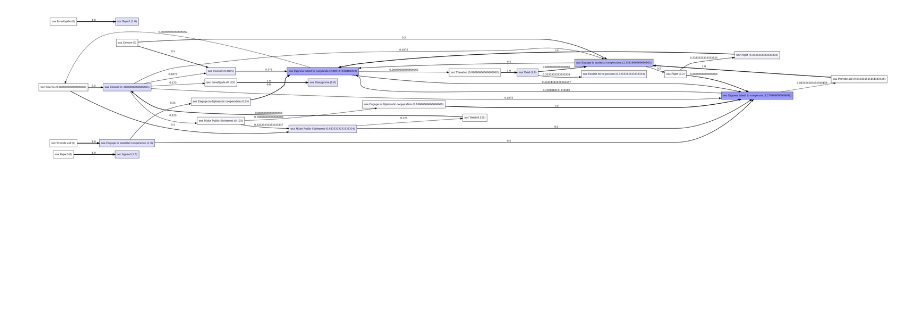
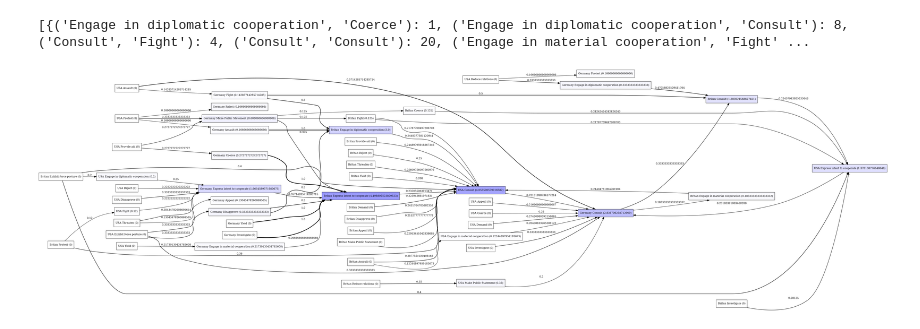
Before and after one commit to sashamorecode/Geopolitics-Process-Mining, a Jupyter notebook: ProcMingNotebookTest.ipynb, the cells around one changed output. Cells and saved outputs as stored; diff of their text form; code cells hidden in the pictures; blank space fills up the shorter version.

Commit message:
Added example for event slicing

```diff
--- a/ProcMingNotebookTest.ipynb
+++ b/ProcMingNotebookTest.ipynb
@@ -29,9 +29,17 @@ def code2text_Pheonix(event_log):
     event_log['root_code_text'] = event_log['root_code'].apply(translate)
     return event_log
 
-def preprocess(event_log, key="empty", remove_activity_keys=[], start_date="1780-01-01", end_date="1780-01-01"):
+
+def extract_time_range(event_log, start_date, end_date):
     start_date += " 00:00:00"
     end_date += " 00:00:00"
+    start_date = pandas.to_datetime(start_date, utc=True)
+    end_date = pandas.to_datetime(end_date, utc=True)
+    event_log["story_date"] = pandas.to_datetime(event_log["story_date"] , utc=True)
+    event_log = event_log[(event_log.story_date >= start_date) & (event_log.story_date <= end_date)]
+    return event_log
+
+def preprocess(event_log, key="empty", remove_activity_keys=[], start_date="1780-01-01", end_date="1780-01-01"):
     #end_date = pandas.to_datetime(end_date, utc=True)
 
     #remove activities
@@ -51,19 +59,20 @@ def preprocess(event_log, key="empty", remove_activity_keys=[], start_date="1780
 
 
     #event_log = event_log[event_log.source == "DDR"]
+    #order by date
+    event_log = event_log.sort_values(by=['story_date'])
     #decode codes
+
     event_log = code2text_Pheonix(event_log)
+    if start_date != end_date:
+        event_log = extract_time_range(event_log, start_date, end_date)
+    #format to pm4py
 
-    #format to pm4py
     event_log = pm4py.format_dataframe(event_log, case_id='conflict_id', activity_key='root_code_text', timestamp_key='story_date')
-    #select date range if needed
-    if start_date != end_date:
-        event_log = pm4py.filter_time_range(event_log, start_date, end_date)
 
-    start_activities = pm4py.get_start_activities(event_log)
-    end_activities = pm4py.get_end_activities(event_log)
-    print("Start activities: {}\nEnd activities: {}".format(start_activities, end_activities))
+
     return event_log
+
 
 def import_csv(file_path):
     event_log = pandas.read_csv(file_path, sep=',')
@@ -279,12 +324,5 @@ def make_bpmn(event_log, show=True):
 # %%
-#selector block, config and select stuff here
-
-unprocessed_event_log = import_csv(dataPath)
 #event_log = preprocess(unprocessed_event_log,key="USADEU", start_date="1960-01-01", end_date="2000-01-01")
-
-#print(event_log)
-
-
 #example dfg call
 #dfg = make_dfg(event_log,
 #            max_path_denoise=False, minThresh=0.2, show=True,
@@ -306,6 +344,7 @@ unprocessed_event_log = import_csv(dataPath)
 #efg_ar = minthreshold_dfg(efg_ar, 0.)
 #pm4py.view_dfg(efg_ar, start_activities=None, end_activities=None, format='png')
 
-efg_ar_I = get_action_reaction_graph(unprocessed_event_log, daysFollow=20, source_country="USA", target_country="NOR")
-efg_ar_P = get_action_reaction_graph(unprocessed_event_log, daysFollow=20, source_country="NOR", target_country="USA")
+efg_ar_IA = get_action_reaction_graph(unprocessed_event_log, daysFollow=15, source_country="DEU", target_country="GBR", start_date="1980-01-01", end_date="1990-01-01")
+efg_ar_AP = get_action_reaction_graph(unprocessed_event_log, daysFollow=15, source_country="GBR", target_country="USA", start_date="1980-01-01", end_date="1990-01-01")
+edf_ar_PI = get_action_reaction_graph(unprocessed_event_log, daysFollow=15, source_country="USA", target_country="DEU", start_date="1980-01-01", end_date="1990-01-01")
 # %% [output]
@@ -388,14 +402,16 @@ See the caveats in the documentation: https://pandas.pydata.org/pandas-docs/stab
 # %%
-efgs_dirty = [efg_ar_I, efg_ar_P]
+efgs_dirty = [efg_ar_IA, efg_ar_AP, edf_ar_PI]
+print(efgs_dirty)
 efgs_clean = []
 for efg in efgs_dirty:
     nefg = normalize_dfg_to(efg, normalize_to="source")
     #nefg = minthreshold_dfg(efg, 0.2)
     efgs_clean.append(nefg)
     #pm4py.view_dfg(nefg, start_activities=None, end_activities=None, format='png')
-
-efg_ar_merge = merge_action_reaction_graphs(efgs_clean[0], efgs_clean[1], "usa", "nor")
+efg_ar_merge = merge_action_reaction_graphs(efgs_clean, ["Germany", "Britan", "USA"])
 efg_ar_merge = max_path_denoise_dfg(efg_ar_merge)
+efg_ar_merge = minthreshold_dfg(efg_ar_merge, 0.1)
 pm4py.view_dfg(efg_ar_merge, start_activities=None, end_activities=None, format='png')
 # %% [output]
+[{('Engage in diplomatic cooperation', 'Coerce'): 1, ('Engage in diplomatic cooperation', 'Consult'): 8, ('Consult', 'Fight'): 4, ('Consult', 'Consult'): 20, ('Engage in material cooperation', 'Fight' ...
-[figure, old version]
+[figure, new version]
```
Also changed, not shown: parts of 4 cells of this notebook.
